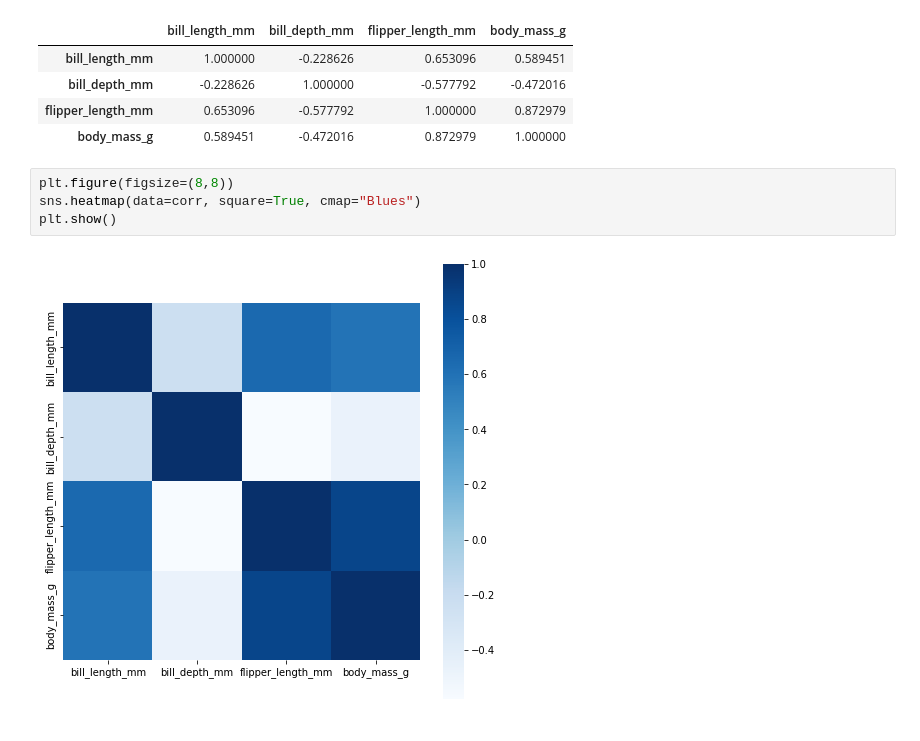
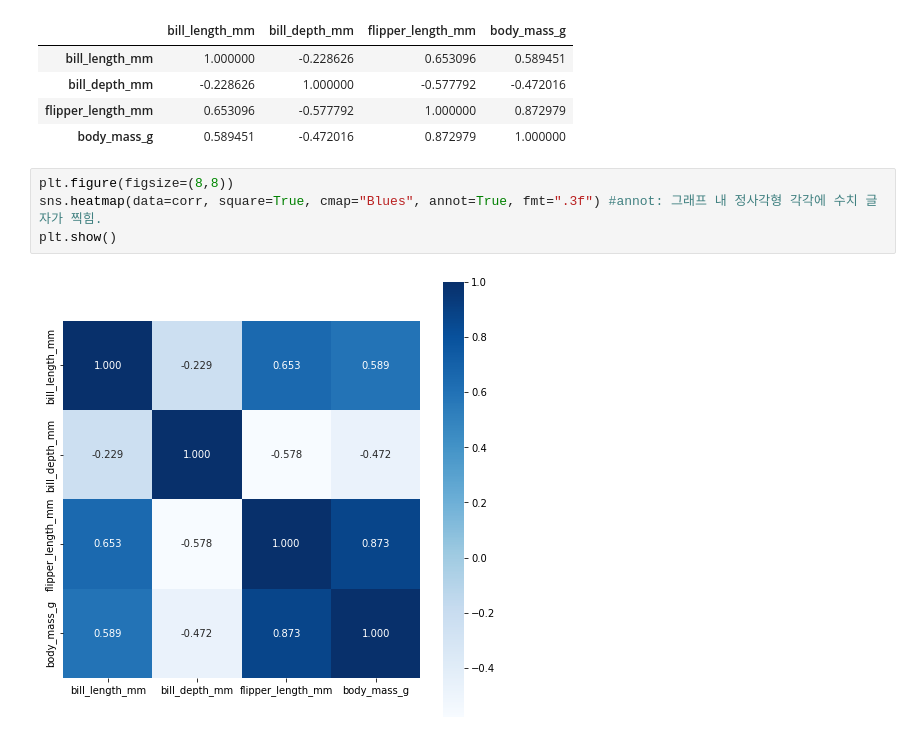
Before and after one commit to yeonseocho/machine-learning-and-python, a Jupyter notebook: basic python/seaborn plots.ipynb, the cells around one changed output. Cells and saved outputs as stored; diff of their text form.

```diff
--- a/basic python/seaborn plots.ipynb
+++ b/basic python/seaborn plots.ipynb
@@ -144,7 +144,7 @@ corr
 | body_mass_g | 0.589451 | -0.472016 | 0.872979 | 1.000000 |
 # %%
 plt.figure(figsize=(8,8))
-sns.heatmap(data=corr, square=True, cmap="Blues")
+sns.heatmap(data=corr, square=True, cmap="Blues", annot=True, fmt=".3f") #annot: 그래프 내 정사각형 각각에 수치 글자가 찍힘.
 plt.show()
 # %% [output]
-[figure, old version]
+[figure, new version]
```
Also changed, not shown: 5 other files.
